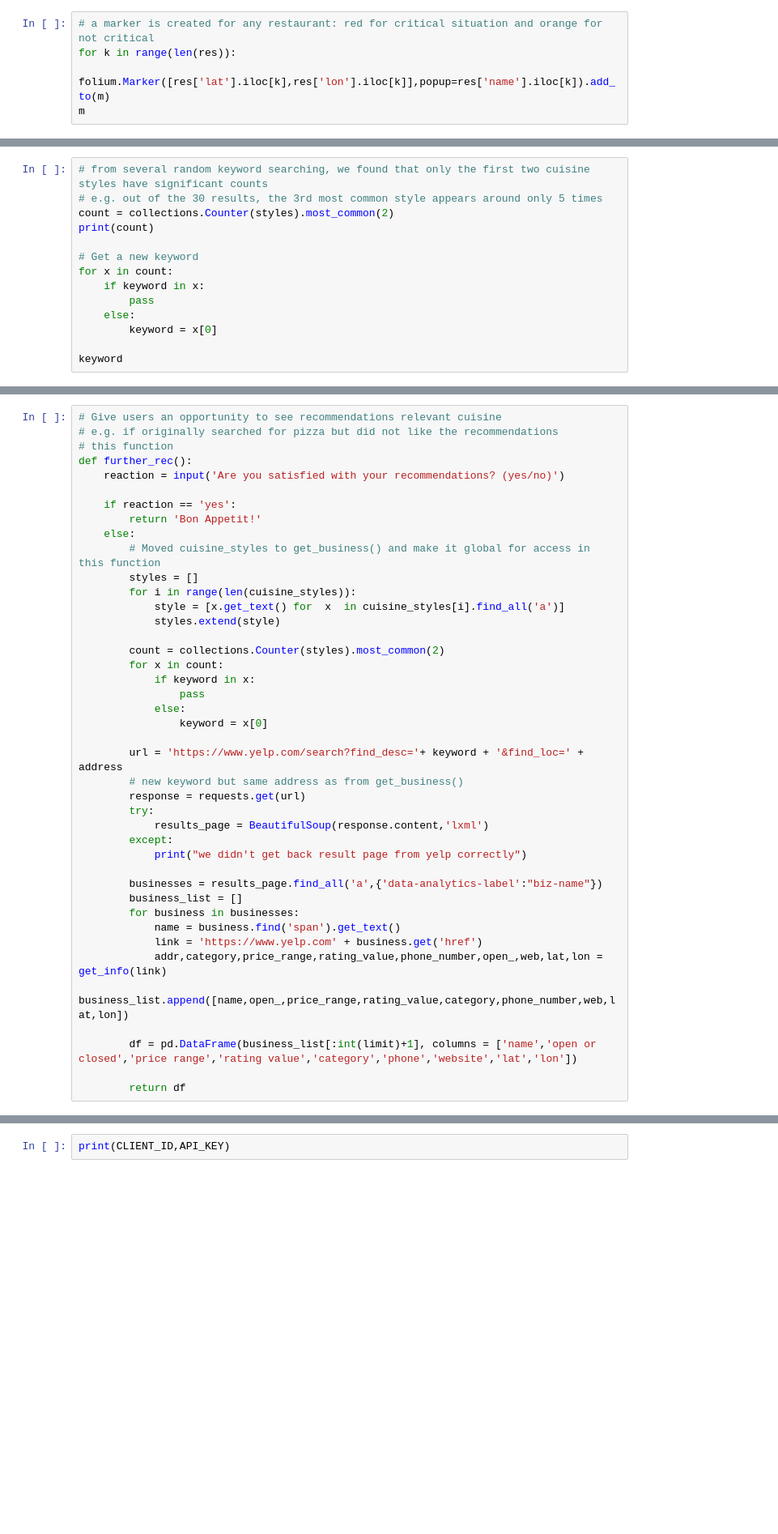
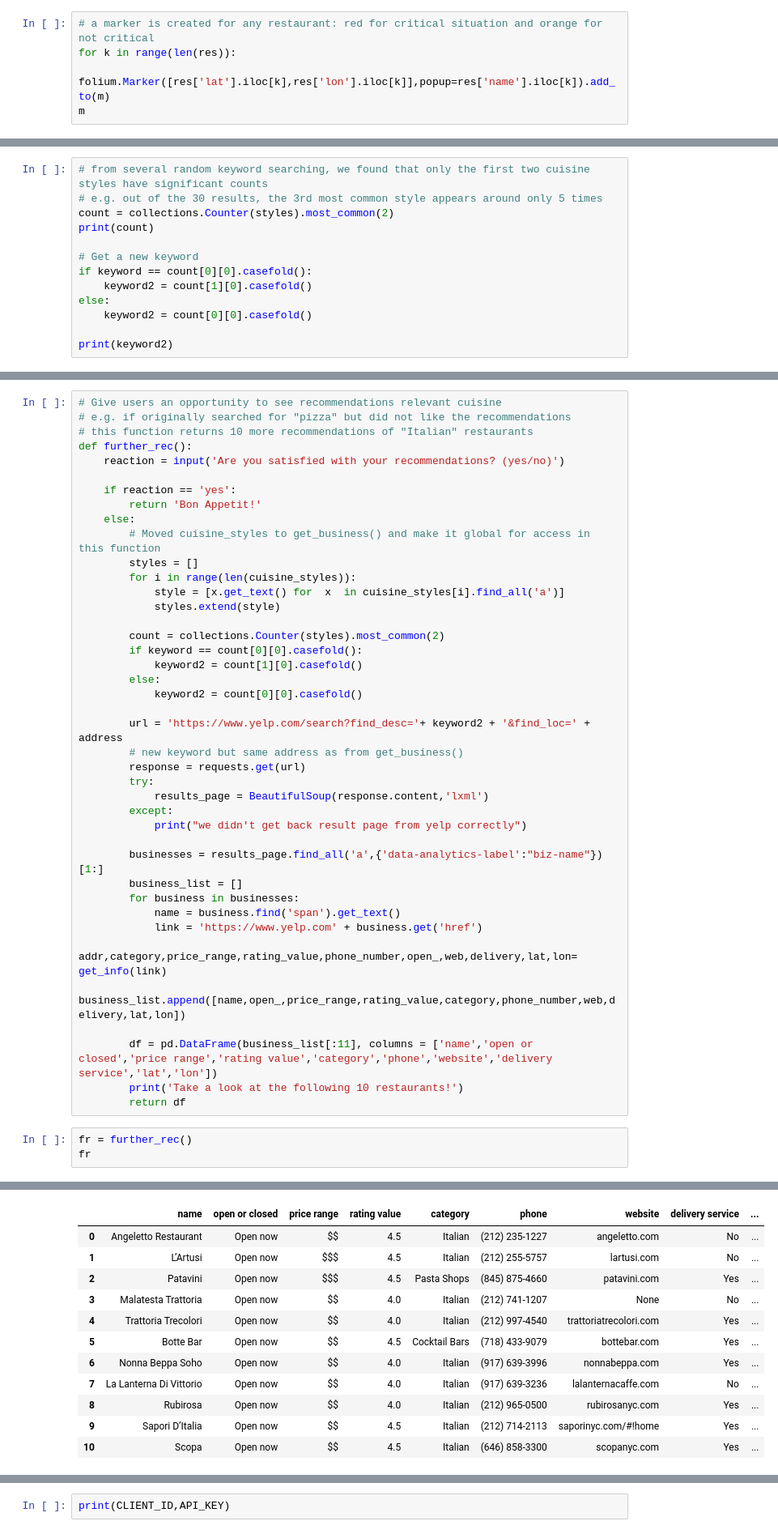
Before and after one commit to qcsun0318/toolsproject, a Jupyter notebook: Tools_Project.ipynb, the cells around one changed output, grey strips where cells are left out. Shown at 81% size. Drawn from its saved outputs; the diff is of its cells as text; blank space fills up the shorter version.

Commit message:
Test and alter count code in further_rec()

```diff
--- a/Tools_Project.ipynb
+++ b/Tools_Project.ipynb
@@ -302,10 +352,9 @@ count = collections.Counter(styles).most_common(2)
 print(count)
 
 # Get a new keyword
-for x in count:
-    if keyword in x:
-        pass
-    else:
-        keyword = x[0]
+if keyword == count[0][0].casefold():
+    keyword2 = count[1][0].casefold()
+else:
+    keyword2 = count[0][0].casefold()
 
-keyword
+print(keyword2)
@@ -312,7 +364,7 @@ keyword
 # %%
 # Give users an opportunity to see recommendations relevant cuisine
-# e.g. if originally searched for pizza but did not like the recommendations
-# this function
+# e.g. if originally searched for "pizza" but did not like the recommendations
+# this function returns 10 more recommendations of "Italian" restaurants
 def further_rec():
     reaction = input('Are you satisfied with your recommendations? (yes/no)')
 
@@ -326,13 +378,12 @@ def further_rec():
             styles.extend(style)
 
         count = collections.Counter(styles).most_common(2)
-        for x in count:
-            if keyword in x:
-                pass
-            else:
-                keyword = x[0]
+        if keyword == count[0][0].casefold():
+            keyword2 = count[1][0].casefold()
+        else:
+            keyword2 = count[0][0].casefold()
 
-        url = 'https://www.yelp.com/search?find_desc='+ keyword + '&find_loc=' + address
+        url = 'https://www.yelp.com/search?find_desc='+ keyword2 + '&find_loc=' + address
         # new keyword but same address as from get_business()
         response = requests.get(url)
         try:
@@ -340,14 +391,18 @@ def further_rec():
         except:
             print("we didn't get back result page from yelp correctly")
 
-        businesses = results_page.find_all('a',{'data-analytics-label':"biz-name"})
+        businesses = results_page.find_all('a',{'data-analytics-label':"biz-name"})[1:]
         business_list = []
         for business in businesses:
             name = business.find('span').get_text()
             link = 'https://www.yelp.com' + business.get('href')
-            addr,category,price_range,rating_value,phone_number,open_,web,lat,lon = get_info(link)
-            business_list.append([name,open_,price_range,rating_value,category,phone_number,web,lat,lon])
+            addr,category,price_range,rating_value,phone_number,open_,web,delivery,lat,lon= get_info(link)
+            business_list.append([name,open_,price_range,rating_value,category,phone_number,web,delivery,lat,lon])
 
-        df = pd.DataFrame(business_list[:int(limit)+1], columns = ['name','open or closed','price range','rating value','category','phone','website','lat','lon'])
-
+        df = pd.DataFrame(business_list[:11], columns = ['name','open or closed','price range','rating value','category','phone','website','delivery service','lat','lon'])
+        print('Take a look at the following 10 restaurants!')
         return df
+# %%
+fr = further_rec()
+fr
+# %% [output]
@@ -354,3 +411,15 @@ def further_rec():
+|  | name | open or closed | price range | rating value | category | phone | website | delivery service | ... |
+| 0 | Angeletto Restaurant | Open now | $$ | 4.5 | Italian | (212) 235-1227 | angeletto.com | No | ... |
+| 1 | L’Artusi | Open now | $$$ | 4.5 | Italian | (212) 255-5757 | lartusi.com | No | ... |
+| 2 | Patavini | Open now | $$$ | 4.5 | Pasta Shops | (845) 875-4660 | patavini.com | Yes | ... |
+| 3 | Malatesta Trattoria | Open now | $$ | 4.0 | Italian | (212) 741-1207 | None | No | ... |
+| 4 | Trattoria Trecolori | Open now | $$ | 4.0 | Italian | (212) 997-4540 | trattoriatrecolori.com | Yes | ... |
+| 5 | Botte Bar | Open now | $$ | 4.5 | Cocktail Bars | (718) 433-9079 | bottebar.com | Yes | ... |
+| 6 | Nonna Beppa Soho | Open now | $$ | 4.0 | Italian | (917) 639-3996 | nonnabeppa.com | Yes | ... |
+| 7 | La Lanterna Di Vittorio | Open now | $$ | 4.0 | Italian | (917) 639-3236 | lalanternacaffe.com | No | ... |
+| 8 | Rubirosa | Open now | $$ | 4.0 | Italian | (212) 965-0500 | rubirosanyc.com | Yes | ... |
+| 9 | Sapori D’Italia | Open now | $$ | 4.5 | Italian | (212) 714-2113 | saporinyc.com/#!home | Yes | ... |
+| 10 | Scopa | Open now | $$ | 4.5 | Italian | (646) 858-3300 | scopanyc.com | Yes | ... |
 # %%
 #workspace with saved results page
 url = 'https://www.yelp.com/search?find_desc=lobster&find_loc=new+york&start=60'
```
Also changed, not shown: parts of 8 cells of this notebook.
